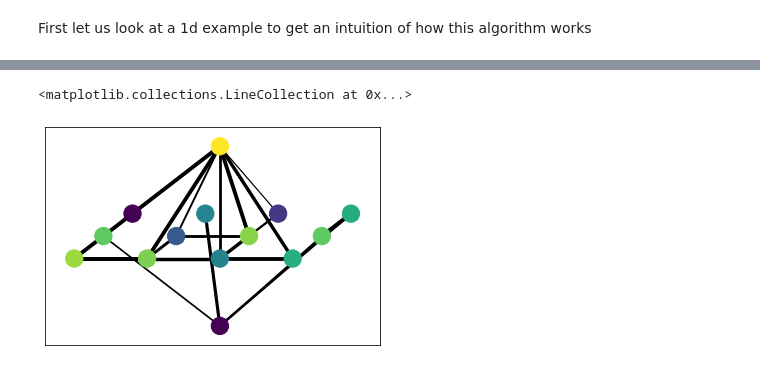
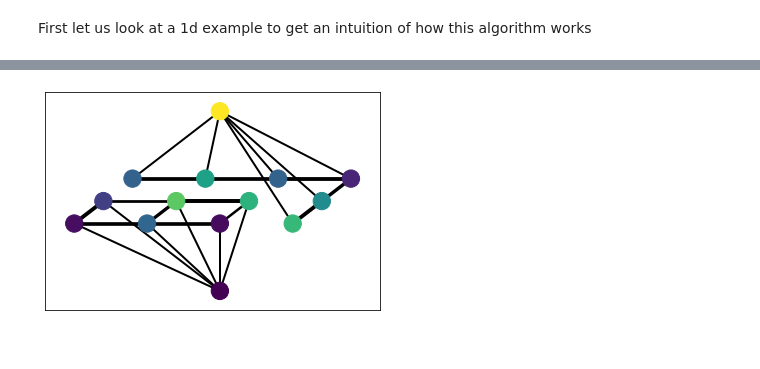
Before and after one commit to emillma/TTK8102_mrf, a Jupyter notebook: src/mrf/graph_cut.ipynb, the cells around one changed output, grey strips where cells are left out. Saved outputs shown, nothing was run; the diff lists cells and outputs as text; code cells hidden in the pictures.

```diff
--- a/src/mrf/graph_cut.ipynb
+++ b/src/mrf/graph_cut.ipynb
@@ -6,7 +6,7 @@ First lets import the necessery modules and define the dataclasses we will use:
 from dataclasses import dataclass, field
 import time
 from itertools import product
-
+from typing import List
 import numpy as np
 from numpy.random import random, randn,randint
 from matplotlib import pyplot as plt
@@ -39,8 +39,14 @@ class ImageNode(NodeWithPos):
 class ClassNode(NodeWithPos):
     pass
 
-def get_posdict(nodelist):
-    return dict([(node, node.pos()) for node in nodelist])
+def draw_graph(graph: nx.Graph):
+    nodelist = graph.nodes
+    posdict = dict([(node, node.pos()) for node in nodelist])
+    edge_witdh = [4*edge[2]['capacity'] for edge in graph.edges(data=True)]
+    nx.draw_networkx_nodes(graph, posdict, nodelist,
+                        node_color=[n.value for n in nodelist])
+    nx.draw_networkx_edges(graph, posdict, graph.edges,
+                           width=edge_witdh)
 # %% [markdown]
 First let us look at a 1d example to get an intuition of how this algorithm works
 # %%
@@ -163,43 +134,34 @@ TypeError: __init__() missing 2 required positional arguments: 'posx' and 'posy'
 # %%
 img = random((4,3))
-initial_guess = randint(0,2,img.shape)
-image_nodes = np.array([ImageNode(value, i, j)
-                      for (i, j), value in zip(np.ndindex(img.shape), img.ravel())
+initial_guess = np.array([0,0,1,0,0,1,0,0,1,1,1,1]).reshape(img.shape)
+
+class_0 = ClassNode(0, (img.shape[0])/2, -3)
+class_1 = ClassNode(1, img.shape[0]/2, img.shape[1]+2)
+
+image_nodes = np.array([ImageNode(value, *np.array([[1., 0.4], [0, 1]])@idx)
+                      for idx, value in zip(np.ndindex(img.shape), img.ravel())
                       ]).reshape(img.shape)
 graph = nx.Graph()
 for node, con in zip(image_nodes.ravel(), initial_guess.ravel()):
-    if con == 0:
-        graph.add_edge(node, class_0,
-                       capacity=similarity_energy(node, class_0))
-    if con == 1:
-        graph.add_edge(node, class_1,
-                       capacity=similarity_energy(node, class_1))
+        graph.add_edge(node, class_0 if con==0 else class_1, capacity= weight)
+
 for i, j in np.ndindex(img[:-1, :].shape):
-    if not initial_guess[i, j] == initial_guess[i+1, j]:
+    if initial_guess[i, j] != initial_guess[i+1, j]:
         continue
     node1, node2 = image_nodes[i, j], image_nodes[i+1, j]
-    graph.add_edge(node1, node2, capacity=similarity_energy(node1, node2))
+    graph.add_edge(node1, node2,
+                   capacity=similarity_energy(node1, node2, limit))
 
 for i, j in np.ndindex(img[:, :-1].shape):
     if not initial_guess[i, j] == initial_guess[i, j+1]:
         continue
     node1, node2 = image_nodes[i, j], image_nodes[i, j+1]
-    graph.add_edge(node1, node2, capacity=similarity_energy(node1, node2))
+    graph.add_edge(node1, node2,
+                   capacity=similarity_energy(node1, node2, limit))
 
-node_pos = dict([(n, np.array([[1., 0.4],[0,1]])@n.pos())
-                 for n in image_nodes.ravel()])
-node_pos[class_0] = ((img.shape[0])/2, -3)
-node_pos[class_1] = ((img.shape[0])/2, img.shape[1]+2)
-
-edges = graph.edges(data=True)
-edge_witdh = [4*edge[2]['capacity'] for edge in edges]
-allnodes = list(image_nodes.ravel()) + [class_0, class_1]
-node_color = [n.value for n in allnodes]
-nx.draw_networkx_nodes(graph, node_pos, allnodes, node_color=node_color)
-nx.draw_networkx_edges(graph, node_pos, graph.edges, edge_witdh)
+draw_graph(graph)
 # %% [output]
-<matplotlib.collections.LineCollection at 0x...>
-[figure, old version]
+[figure, new version]
 # %%
 list(nx.all_neighbors(graph, image_nodes[0,0]))
 # %% [output]
```
Also changed, not shown: parts of 6 cells of this notebook.
